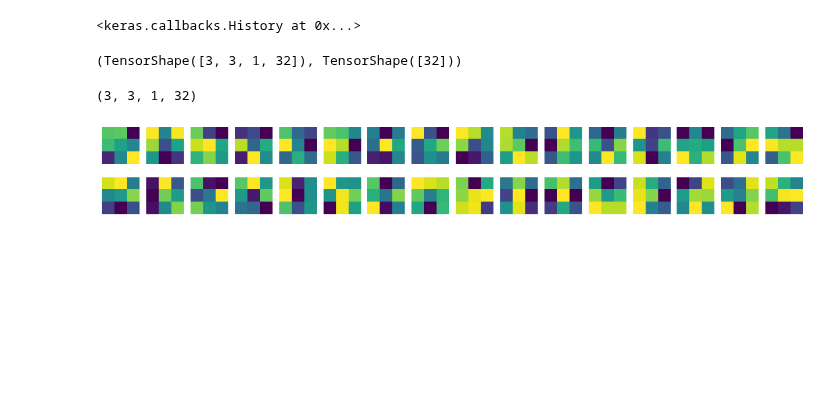
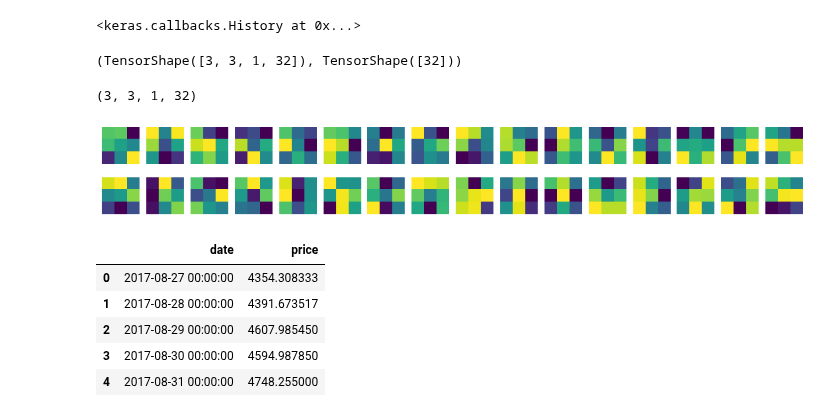
Before and after one commit to leekyuyoung20221226/python, a Jupyter notebook: 머신러닝_20230315.ipynb, the cells around one changed output. Saved outputs shown, nothing was run; the diff lists cells and outputs as text; code cells hidden in the pictures; blank space fills up the shorter version.

```diff
--- a/머신러닝_20230315.ipynb
+++ b/머신러닝_20230315.ipynb
@@ -112,0 +120,10 @@ plt.show()
+# %%
+bitcoin = pd.read_csv(url,header=None,names=['date','price'])
+bitcoin.head()
+# %% [output]
+|  | date | price |
+| 0 | 2017-08-27 00:00:00 | 4354.308333 |
+| 1 | 2017-08-28 00:00:00 | 4391.673517 |
+| 2 | 2017-08-29 00:00:00 | 4607.985450 |
+| 3 | 2017-08-30 00:00:00 | 4594.987850 |
+| 4 | 2017-08-31 00:00:00 | 4748.255000 |
```
Also changed, not shown: parts of 22 cells of this notebook.
